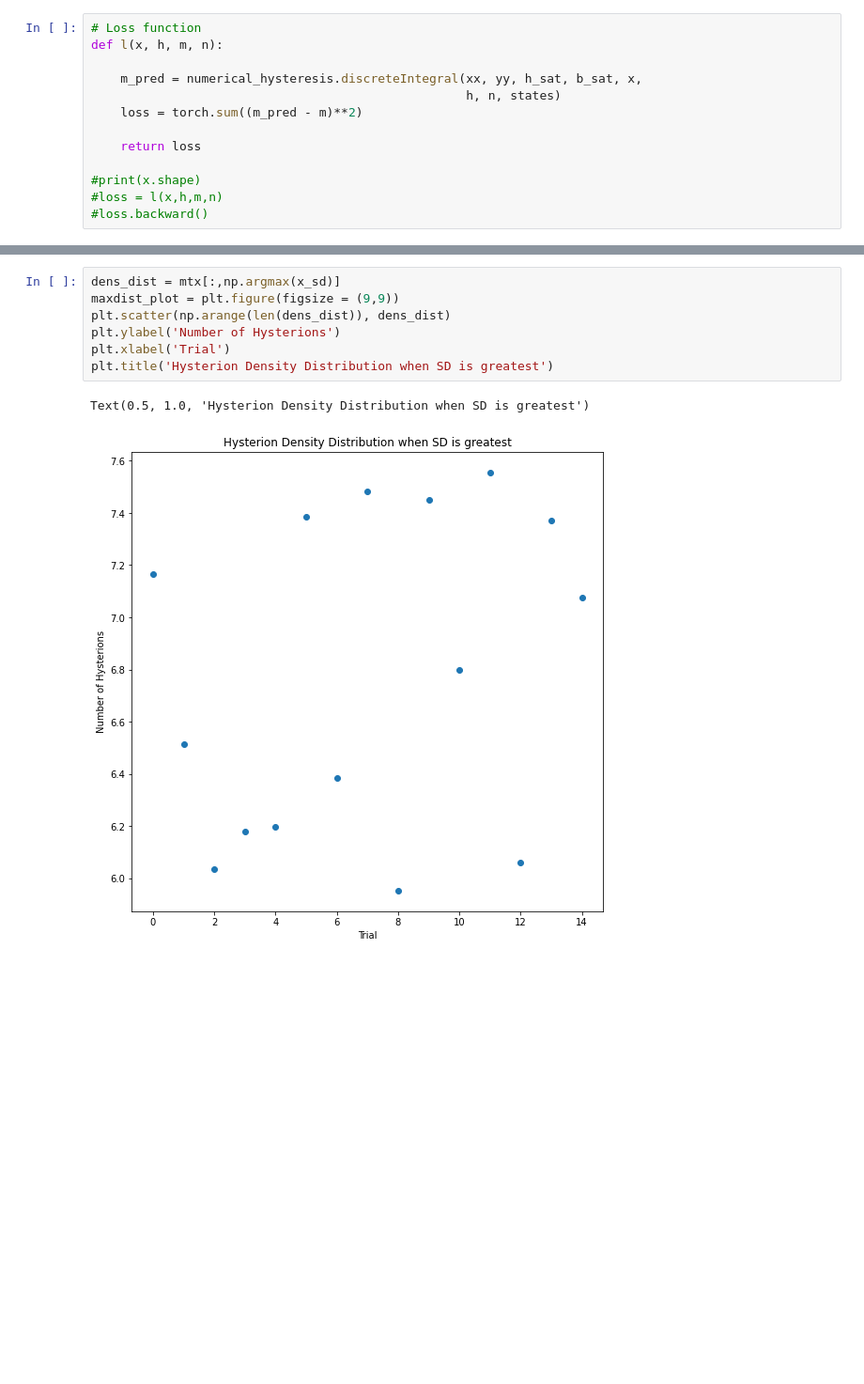
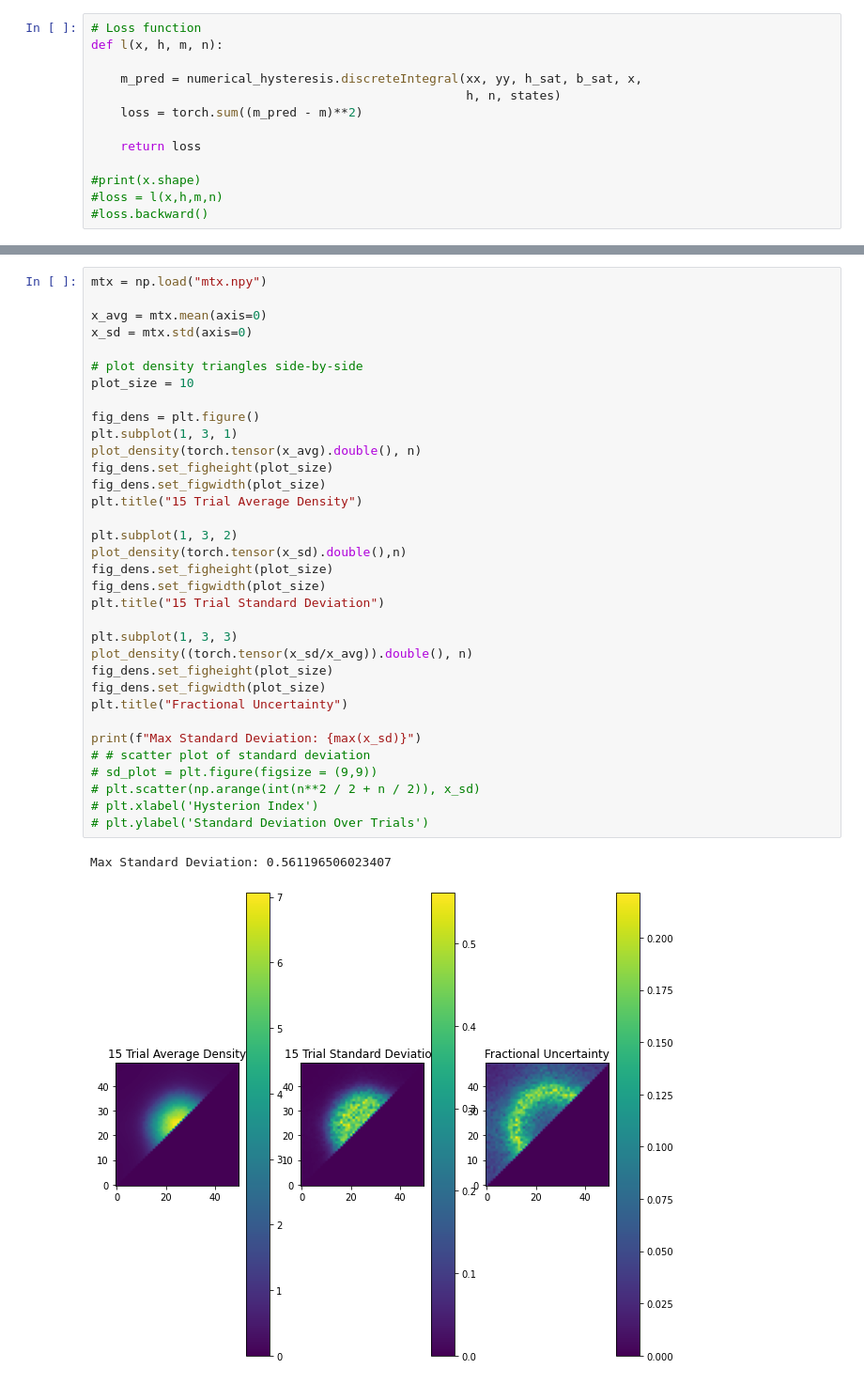
Before and after one commit to roussel-ryan/diff_hysteresis, a Jupyter notebook: optimization_draft_kd.ipynb, the cells around one changed output, grey strips where cells are left out. Shown at 94% size. Cells and saved outputs as stored; diff of their text form; blank space fills up the shorter version.

Commit message:
Plotted fractional uncertainty, thought about sd, varied number of mash points

```diff
--- a/optimization_draft_kd.ipynb
+++ b/optimization_draft_kd.ipynb
@@ -200,10 +156,37 @@ Text(0, 0.5, 'Standard Deviation Over Trials')
-# %%
-dens_dist = mtx[:,np.argmax(x_sd)]
-maxdist_plot = plt.figure(figsize = (9,9))
-plt.scatter(np.arange(len(dens_dist)), dens_dist)
-plt.ylabel('Number of Hysterions')
-plt.xlabel('Trial')
-plt.title('Hysterion Density Distribution when SD is greatest')
-# %% [output]
-Text(0.5, 1.0, 'Hysterion Density Distribution when SD is greatest')
-[figure, removed]
+# %%
+mtx = np.load("mtx.npy")
+
+x_avg = mtx.mean(axis=0)
+x_sd = mtx.std(axis=0)
+
+# plot density triangles side-by-side
+plot_size = 10
+
+fig_dens = plt.figure()
+plt.subplot(1, 3, 1)
+plot_density(torch.tensor(x_avg).double(), n)
+fig_dens.set_figheight(plot_size)
+fig_dens.set_figwidth(plot_size)
+plt.title("15 Trial Average Density")
+
+plt.subplot(1, 3, 2)
+plot_density(torch.tensor(x_sd).double(),n)
+fig_dens.set_figheight(plot_size)
+fig_dens.set_figwidth(plot_size)
+plt.title("15 Trial Standard Deviation")
+
+plt.subplot(1, 3, 3)
+plot_density((torch.tensor(x_sd/x_avg)).double(), n)
+fig_dens.set_figheight(plot_size)
+fig_dens.set_figwidth(plot_size)
+plt.title("Fractional Uncertainty")
+
+print(f"Max Standard Deviation: {max(x_sd)}")
+# # scatter plot of standard deviation
+# sd_plot = plt.figure(figsize = (9,9))
+# plt.scatter(np.arange(int(n**2 / 2 + n / 2)), x_sd)
+# plt.xlabel('Hysterion Index')
+# plt.ylabel('Standard Deviation Over Trials')
+# %% [output]
+Max Standard Deviation: 0.561196506023407
+[figure, added]
```
Also changed, not shown: parts of 6 cells of this notebook, 2 other files.
